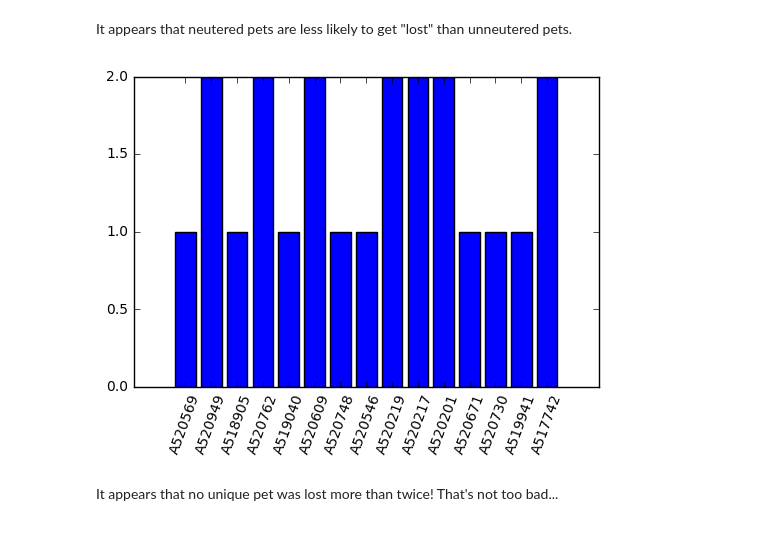
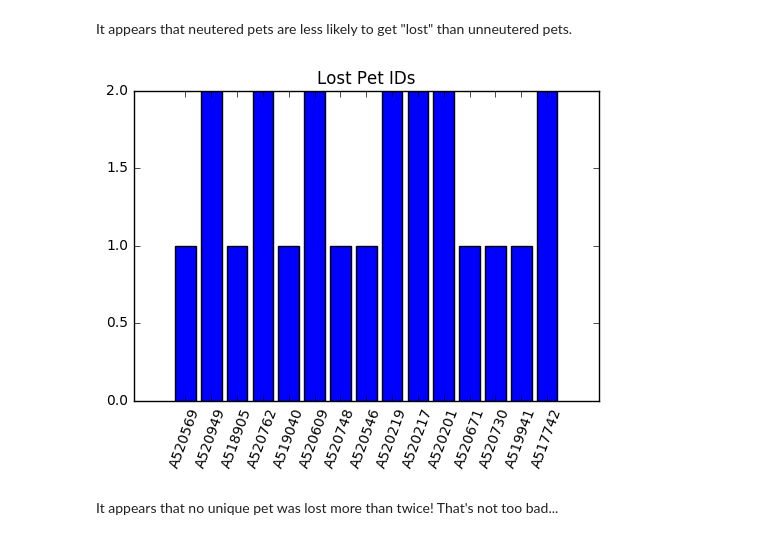
Before and after one commit to sirrah23/Lost_Pets_Data, a Jupyter notebook: Lost_Pets_Dataset.ipynb, the cells around one changed output. Drawn from its saved outputs; the diff is of its cells as text; code cells hidden in the pictures.

```diff
--- a/Lost_Pets_Dataset.ipynb
+++ b/Lost_Pets_Dataset.ipynb
@@ -45,20 +45,21 @@ It appears that neutered pets are less likely to get "lost" than unneutered pets
 # %%
 csv_file.seek(0)
 counts = defaultdict(int)
 next(reader)
 for row in reader:
     counts[row['Animal_ID']] += 1
 counts = dict(Counter(counts).most_common(15))
 ID_list = list(counts.keys())
 ID_count = list(counts.values())
 
 x = range(len(ID_list))
 y = ID_count
 plt.bar(x, y , color='blue', align='center')
+plt.title('Lost Pet IDs')
 plt.xticks(x, ID_list, rotation=70)
 plt.show()
 # %% [output]
-[figure, old version]
+[figure, new version]
 # %% [markdown]
 It appears that no unique pet was lost more than twice! That's not too bad...
 # %%
```
Also changed, not shown: parts of 4 cells of this notebook.
